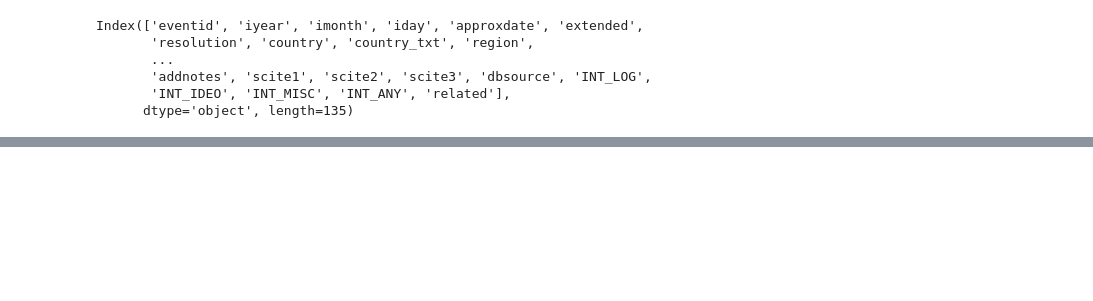
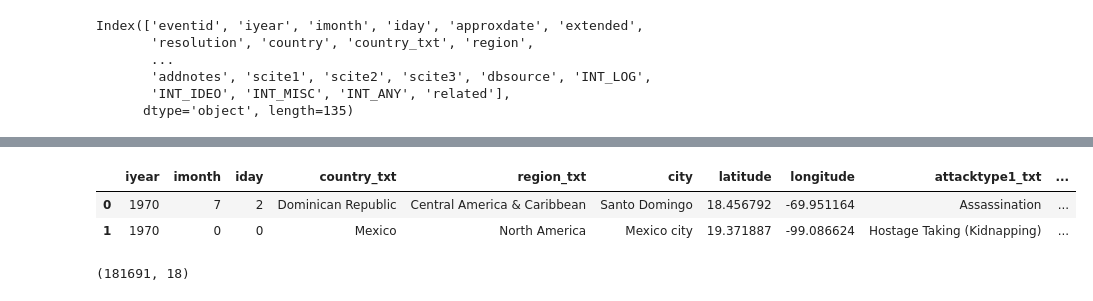
Before and after one commit to jogapritam/Global-Terrorism-Analysis, a Jupyter notebook: Global_Terrorism_Analysis_Capstone_Project.ipynb, the cells around one changed output, grey strips where cells are left out. Drawn from its saved outputs; the diff is of its cells as text; code cells hidden in the pictures; blank space fills up the shorter version.

```diff
--- a/Global_Terrorism_Analysis_Capstone_Project.ipynb
+++ b/Global_Terrorism_Analysis_Capstone_Project.ipynb
@@ -136,0 +115,13 @@ df.groupby("country_txt")['eventid'].count().reset_index().rename(columns = {'ev
+# %%
+#we want to keep only few columns as per our requirement
+df_1 = df[['iyear','imonth','iday','country_txt','region_txt','city','latitude','longitude','attacktype1_txt','target1','nkill','nwound','casualities','summary','gname','targtype1_txt','weaptype1_txt','success','motive']]
+df_1.head(2)
+# %% [output]
+|  | iyear | imonth | iday | country_txt | region_txt | city | latitude | longitude | attacktype1_txt | ... |
+| 0 | 1970 | 7 | 2 | Dominican Republic | Central America & Caribbean | Santo Domingo | 18.456792 | -69.951164 | Assassination | ... |
+| 1 | 1970 | 0 | 0 | Mexico | North America | Mexico city | 19.371887 | -99.086624 | Hostage Taking (Kidnapping) | ... |
+# %%
+#now check the shape of required dataframe
+df_1.shape
+# %% [output]
+(181691, 18)
```
Also changed, not shown: parts of 33 cells of this notebook.
